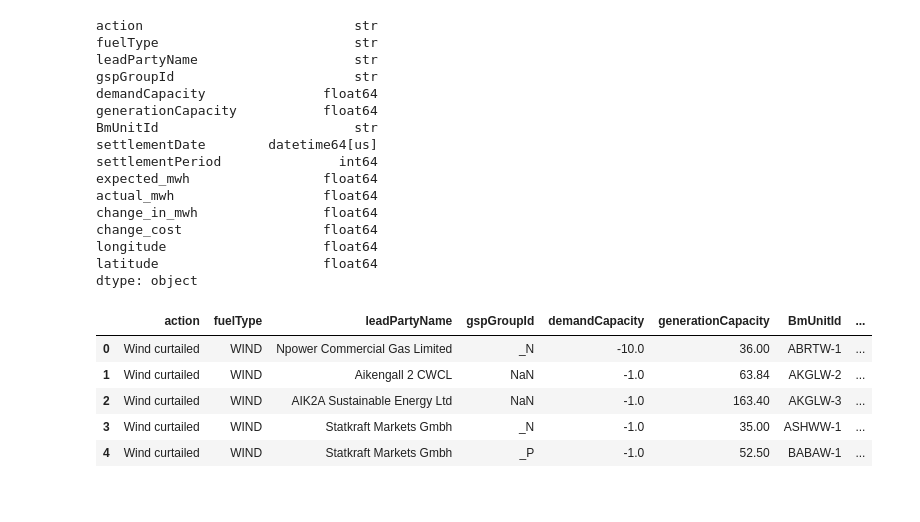
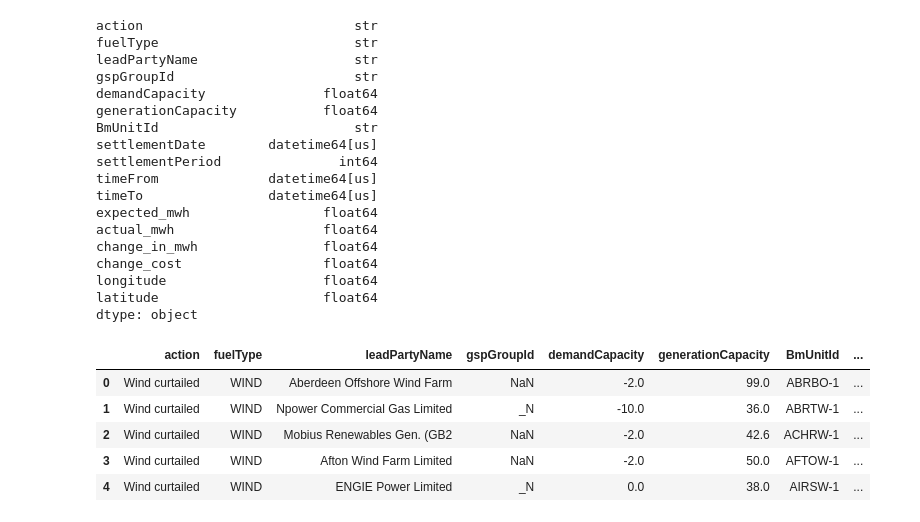
Before and after one commit to ParamveerK/data-science-portfolio, a Jupyter notebook: uk-windfarms/wind_forecast.ipynb, the cells around one changed output. Cells and saved outputs as stored; diff of their text form; code cells hidden in the pictures.

```diff
--- a/uk-windfarms/wind_forecast.ipynb
+++ b/uk-windfarms/wind_forecast.ipynb
@@ -630,33 +1,45 @@ con.sql("""
 # %%
 import pandas as pd
+import requests
+import csv
+import duckdb
+import datetime
+from pathlib import Path
+from dateutil.relativedelta import relativedelta
+import itertools
+import json
 
-df = pd.read_csv('data/daily_data_v3.csv')
+df = pd.read_csv('data/time_data.csv')
 df['settlementDate'] = pd.to_datetime(df['settlementDate'])
+df['timeFrom'] = pd.to_datetime(df['timeFrom'])
+df['timeTo'] = pd.to_datetime(df['timeTo'])
 print(df.dtypes)
 df.head()
 # %% [output]
 action                           str
 fuelType                         str
 leadPartyName                    str
 gspGroupId                       str
 demandCapacity               float64
 generationCapacity           float64
 BmUnitId                         str
 settlementDate        datetime64[us]
 settlementPeriod               int64
+timeFrom              datetime64[us]
+timeTo                datetime64[us]
 expected_mwh                 float64
 actual_mwh                   float64
 change_in_mwh                float64
 change_cost                  float64
 longitude                    float64
 latitude                     float64
 dtype: object
 |  | action | fuelType | leadPartyName | gspGroupId | demandCapacity | generationCapacity | BmUnitId | ... |
-| 0 | Wind curtailed | WIND | Npower Commercial Gas Limited | _N | -10.0 | 36.00 | ABRTW-1 | ... |
-| 1 | Wind curtailed | WIND | Aikengall 2 CWCL | NaN | -1.0 | 63.84 | AKGLW-2 | ... |
-| 2 | Wind curtailed | WIND | AIK2A Sustainable Energy Ltd | NaN | -1.0 | 163.40 | AKGLW-3 | ... |
-| 3 | Wind curtailed | WIND | Statkraft Markets Gmbh | _N | -1.0 | 35.00 | ASHWW-1 | ... |
-| 4 | Wind curtailed | WIND | Statkraft Markets Gmbh | _P | -1.0 | 52.50 | BABAW-1 | ... |
+| 0 | Wind curtailed | WIND | Aberdeen Offshore Wind Farm | NaN | -2.0 | 99.0 | ABRBO-1 | ... |
+| 1 | Wind curtailed | WIND | Npower Commercial Gas Limited | _N | -10.0 | 36.0 | ABRTW-1 | ... |
+| 2 | Wind curtailed | WIND | Mobius Renewables Gen. (GB2 | NaN | -2.0 | 42.6 | ACHRW-1 | ... |
+| 3 | Wind curtailed | WIND | Afton Wind Farm Limited | NaN | -2.0 | 50.0 | AFTOW-1 | ... |
+| 4 | Wind curtailed | WIND | ENGIE Power Limited | _N | 0.0 | 38.0 | AIRSW-1 | ... |
 # %%
 print(f"Total Expected Wind Generation: {df[df['action'] == 'Wind curtailed']['expected_mwh'].sum()/1000:.2f} GWh")
 print(f"Total Actual Wind Generation (GWh): {df[df['action'] == 'Wind curtailed']['actual_mwh'].sum()/1000:.2f} GWh")
```
Also changed, not shown: parts of 54 cells of this notebook, 1 other file.
